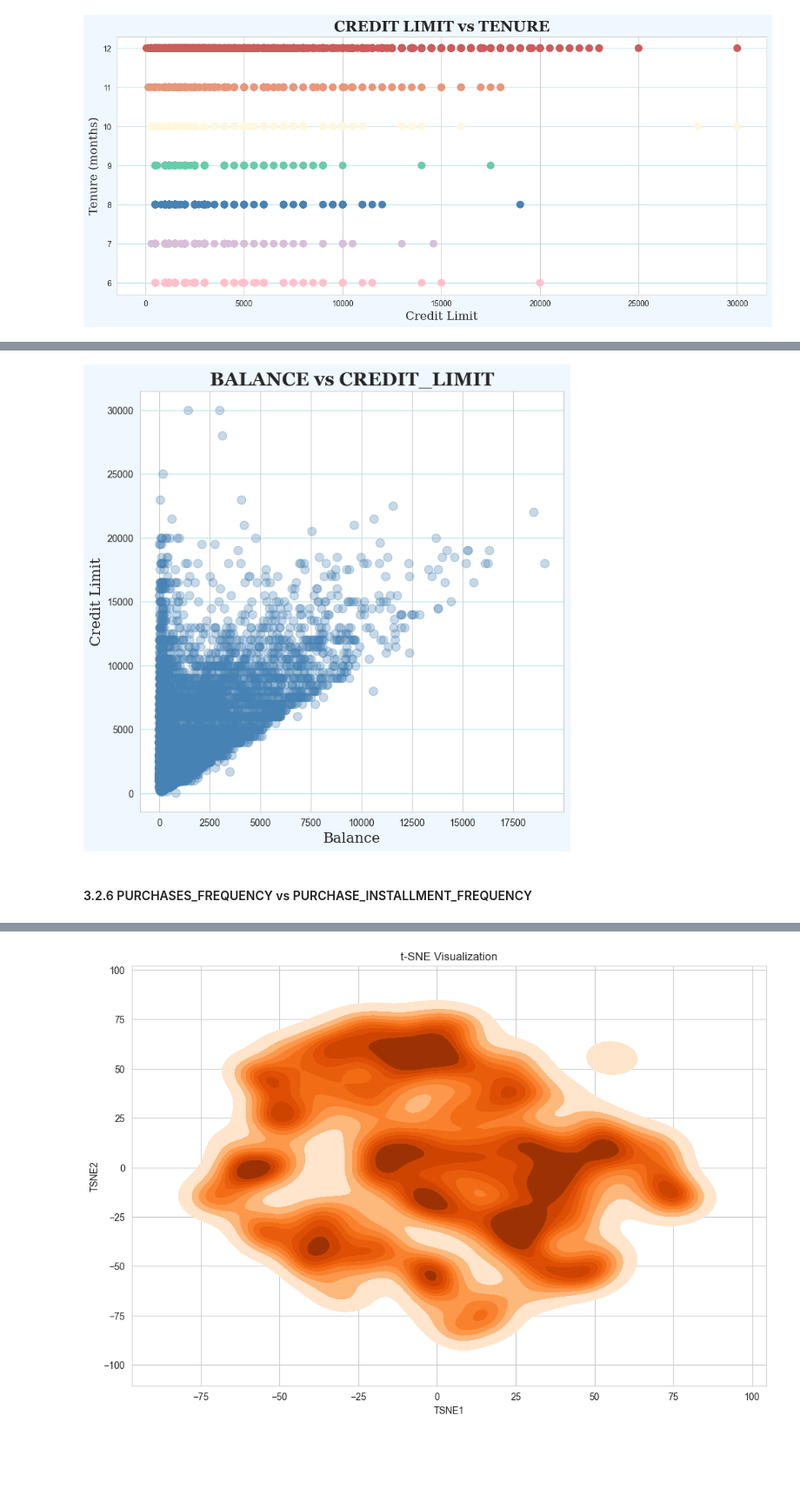
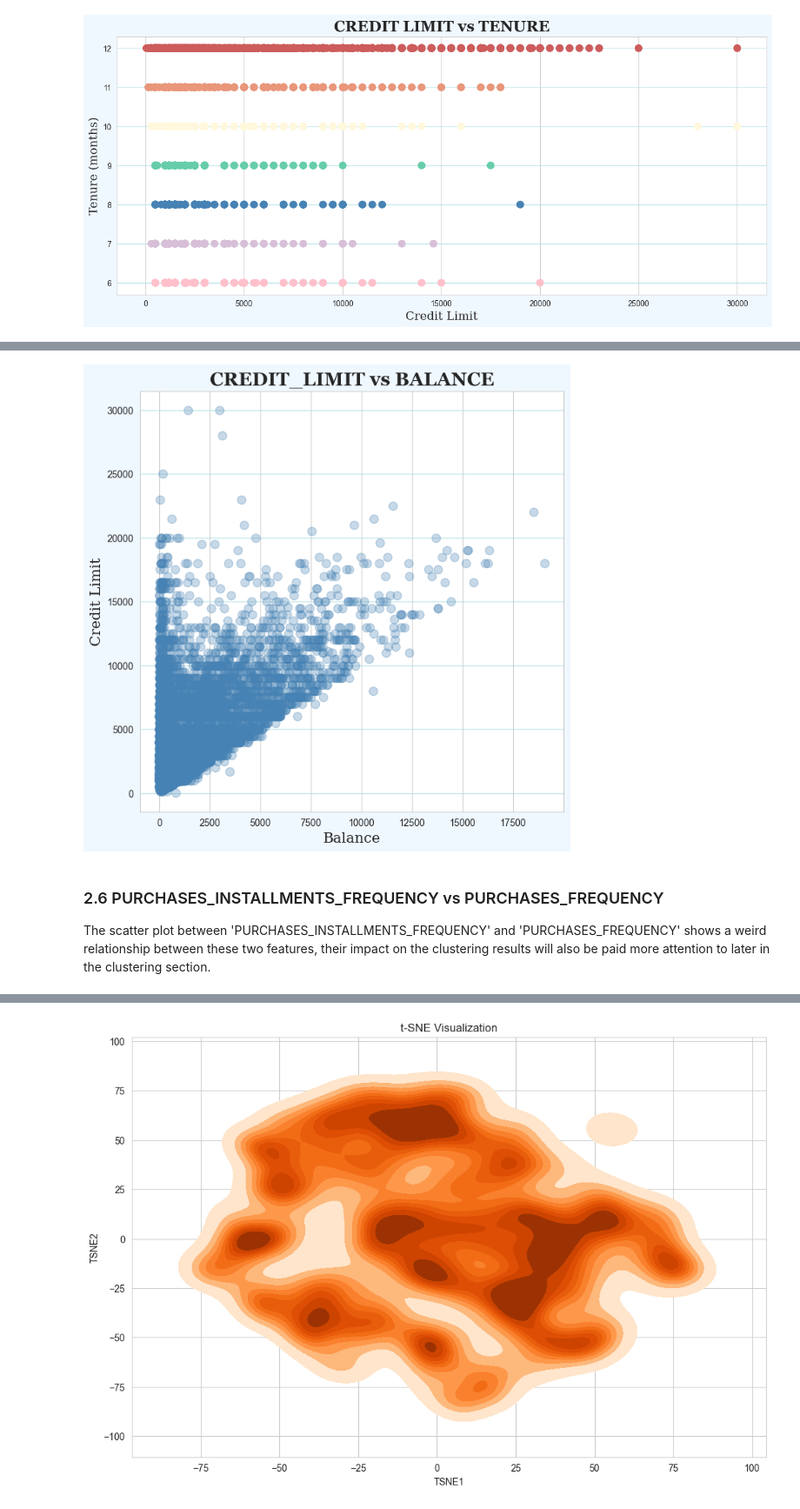
Before and after one commit to YeapJieShen/Machine_Learning_Assignment, a Jupyter notebook: testing/eda2.ipynb, the cells around one changed output, grey strips where cells are left out. Shown at 87% size. Drawn from its saved outputs; the diff is of its cells as text; code cells hidden in the pictures; blank space fills up the shorter version.

```diff
--- a/testing/eda2.ipynb
+++ b/testing/eda2.ipynb
@@ -606,20 +658,22 @@ plt.show()
 # %%
 # Setting layout of the plot
 plt.figure(figsize = (8, 8)).patch.set_facecolor('aliceblue')
 plt.gca().grid(visible=True, color='powderblue', zorder=1, axis='y')
-plt.title('BALANCE vs CREDIT_LIMIT', fontdict = {'family': 'georgia', 'weight': 'bold', 'size': 20})
+plt.title('CREDIT_LIMIT vs BALANCE', fontdict = {'family': 'georgia', 'weight': 'bold', 'size': 20})
 plt.xlabel('Balance', fontdict = {'family': 'serif', 'size': 15})
 plt.ylabel('Credit Limit', fontdict = {'family': 'serif', 'size': 15})
 
 # Plotting scatter plot
 plt.scatter(df['BALANCE'], df['KNN_IMPUTED_CREDIT_LIMIT'], c = 'steelblue', zorder = 3, s = 80, alpha = 0.3)
 
 # Showing the plot
 plt.show()
 # %% [output]
-[figure, old version]
+[figure, new version]
 # %% [markdown]
-#### 3.2.6 PURCHASES_FREQUENCY vs PURCHASE_INSTALLMENT_FREQUENCY
+### 2.6 PURCHASES_INSTALLMENTS_FREQUENCY vs PURCHASES_FREQUENCY
+
+The scatter plot between 'PURCHASES_INSTALLMENTS_FREQUENCY' and 'PURCHASES_FREQUENCY' shows a weird relationship between these two features, their impact on the clustering results will also be paid more attention to later in the clustering section.
 # %%
 # Setting layout of the plot
 plt.figure(figsize = (8, 8)).patch.set_facecolor('aliceblue')
```
Also changed, not shown: parts of 37 cells of this notebook, 1 other file.
